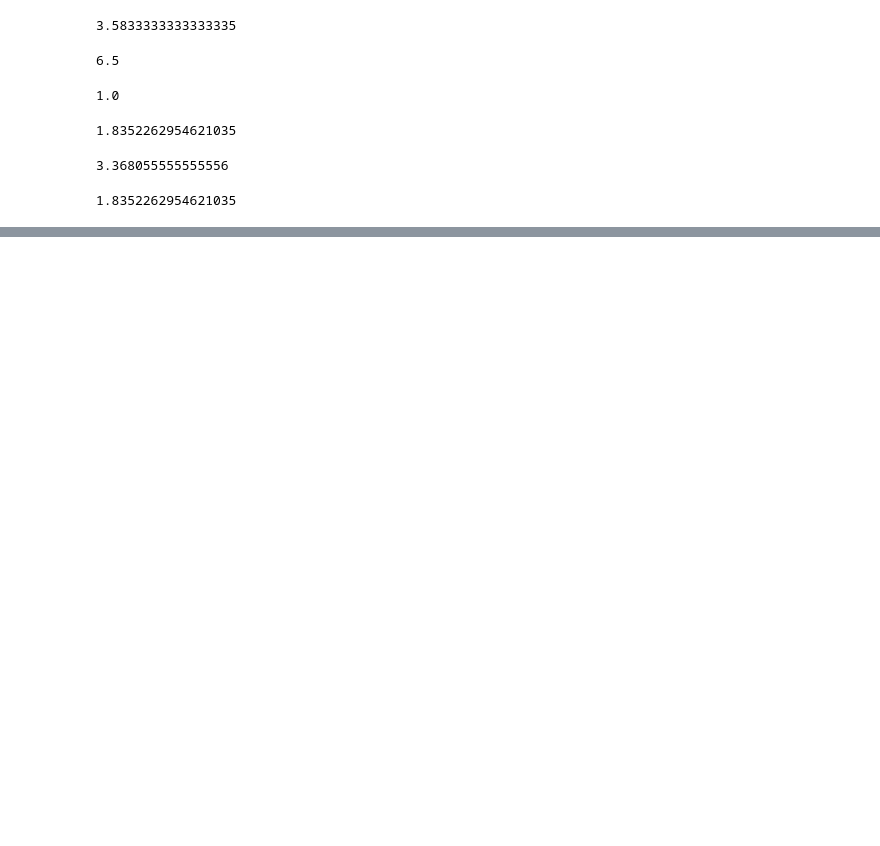
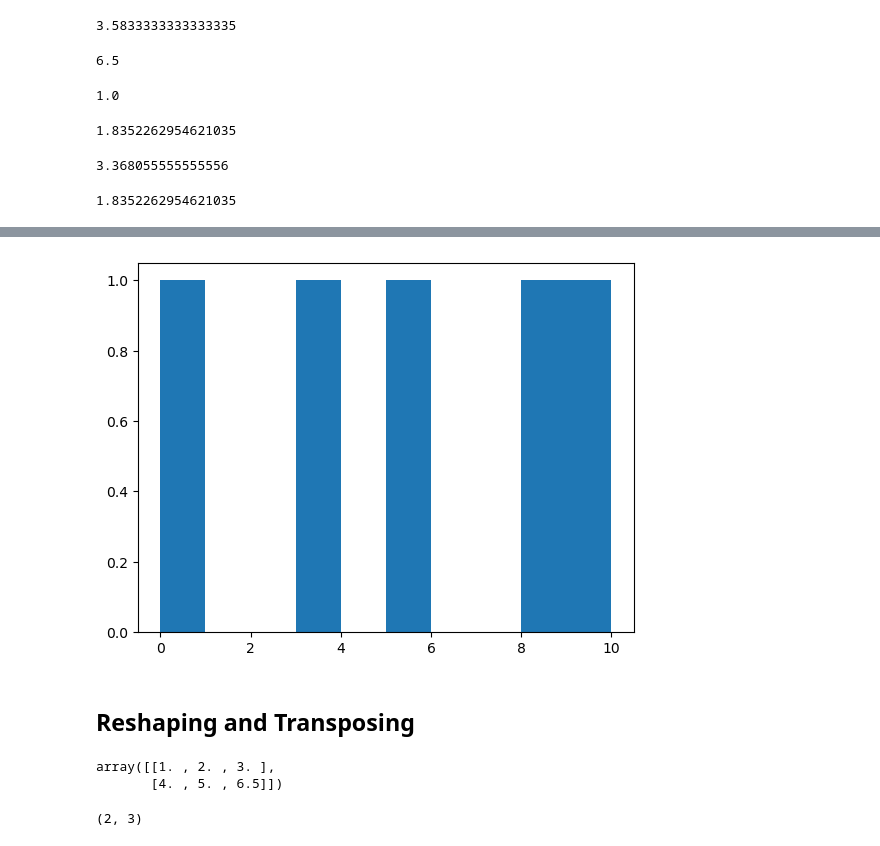
Before and after one commit to Minhajul99/Machine-Learning, a Jupyter notebook: NumPy.ipynb, the cells around one changed output, grey strips where cells are left out. Drawn from its saved outputs; the diff is of its cells as text; code cells hidden in the pictures; blank space fills up the shorter version.

```diff
--- a/NumPy.ipynb
+++ b/NumPy.ipynb
@@ -380,0 +404,16 @@ np.sqrt(np.var(a2))
+# %%
+plt.hist(low_var_array)
+plt.show()
+# %% [output]
+[figure, added]
+# %% [markdown]
+## Reshaping and Transposing
+# %%
+a2
+# %% [output]
+array([[1. , 2. , 3. ],
+       [4. , 5. , 6.5]])
+# %%
+a2.shape
+# %% [output]
+(2, 3)
```
Also changed, not shown: parts of 78 cells of this notebook, 3 other files.
